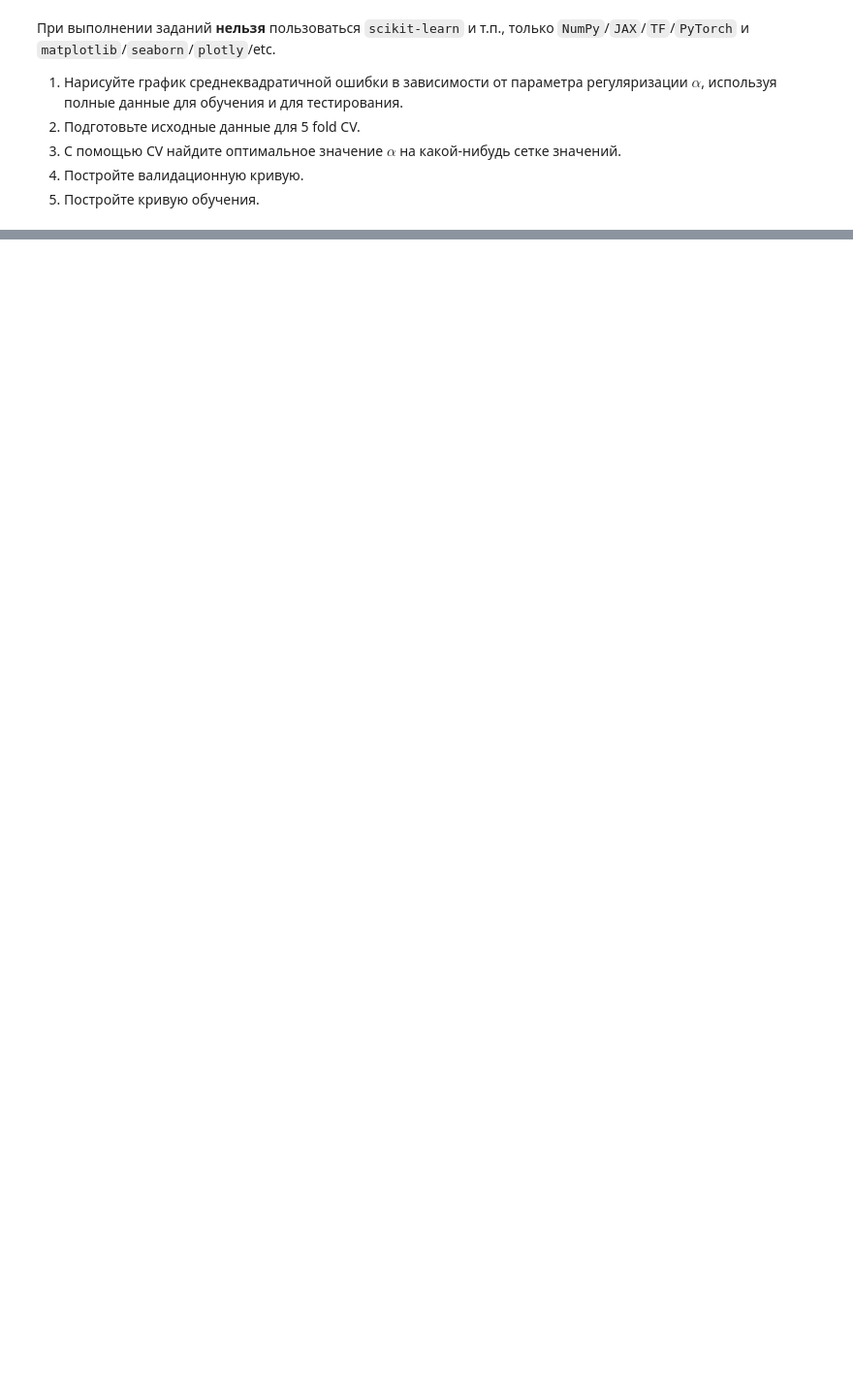
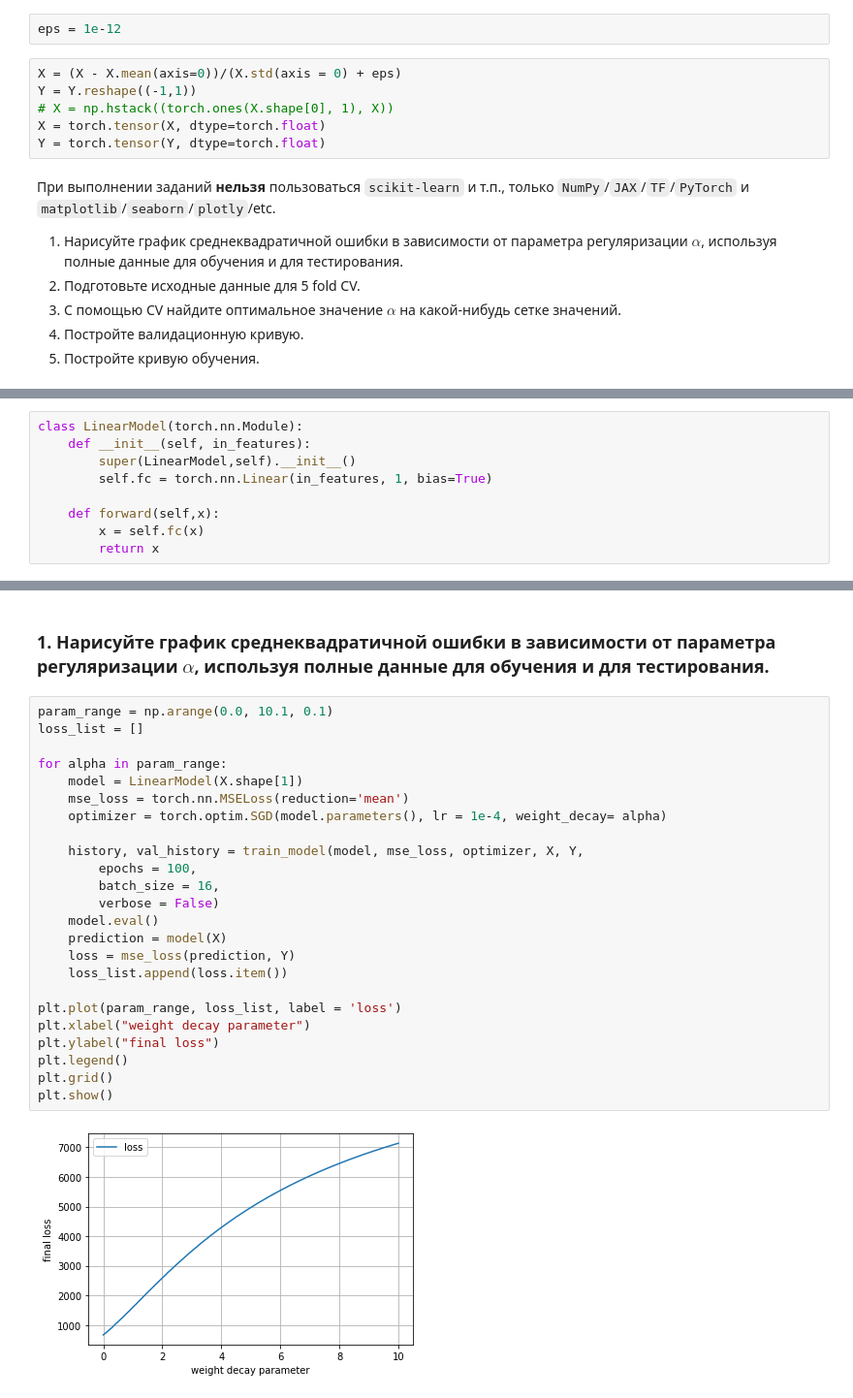
Before and after one commit to qtsar/clf-2020-tasks, a Jupyter notebook: tasks/Task_4.ipynb, the cells around one changed output, grey strips where cells are left out. Shown at 97% size. Saved outputs shown, nothing was run; the diff lists cells and outputs as text; blank space fills up the shorter version.

```diff
--- a/tasks/Task_4.ipynb
+++ b/tasks/Task_4.ipynb
@@ -7,6 +10,14 @@ import numpy as np
 D = np.loadtxt('../data/lin_reg.txt', delimiter=',')
 X = D[:, :-1]
 Y = D[:, -1]
+# %%
+eps = 1e-12
+# %%
+X = (X - X.mean(axis=0))/(X.std(axis = 0) + eps)
+Y = Y.reshape((-1,1))
+# X = np.hstack((torch.ones(X.shape[0], 1), X))
+X = torch.tensor(X, dtype=torch.float)
+Y = torch.tensor(Y, dtype=torch.float)
 # %% [markdown]
 При выполнении заданий **нельзя** пользоваться `scikit-learn` и т.п., только `NumPy`/`JAX`/`TF`/`PyTorch` и `matplotlib`/`seaborn`/`plotly`/etc.
 
@@ -37,0 +29,9 @@ X, Y
+# %%
+class LinearModel(torch.nn.Module):
+    def __init__(self, in_features):
+        super(LinearModel,self).__init__()
+        self.fc = torch.nn.Linear(in_features, 1, bias=True)
+
+    def forward(self,x):
+        x = self.fc(x)
+        return x
@@ -37,0 +73,28 @@ X, Y
+# %% [markdown]
+### 1. Нарисуйте график среднеквадратичной ошибки в зависимости от параметра регуляризации $\alpha$, используя полные данные для обучения и для тестирования.
+# %%
+param_range = np.arange(0.0, 10.1, 0.1)
+loss_list = []
+
+for alpha in param_range:
+    model = LinearModel(X.shape[1])
+    mse_loss = torch.nn.MSELoss(reduction='mean')
+    optimizer = torch.optim.SGD(model.parameters(), lr = 1e-4, weight_decay= alpha)
+
+    history, val_history = train_model(model, mse_loss, optimizer, X, Y,
+        epochs = 100,
+        batch_size = 16,
+        verbose = False)
+    model.eval()
+    prediction = model(X)
+    loss = mse_loss(prediction, Y)
+    loss_list.append(loss.item())
+
+plt.plot(param_range, loss_list, label = 'loss')
+plt.xlabel("weight decay parameter")
+plt.ylabel("final loss")
+plt.legend()
+plt.grid()
+plt.show()
+# %% [output]
+[figure, added]
```
Also changed, not shown: parts of 12 cells of this notebook.
